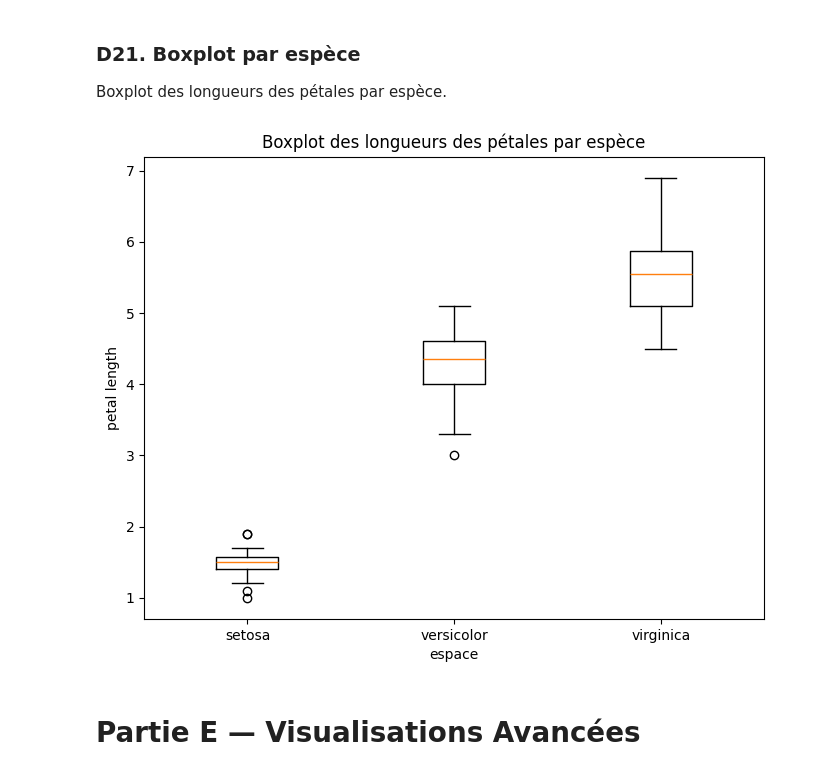
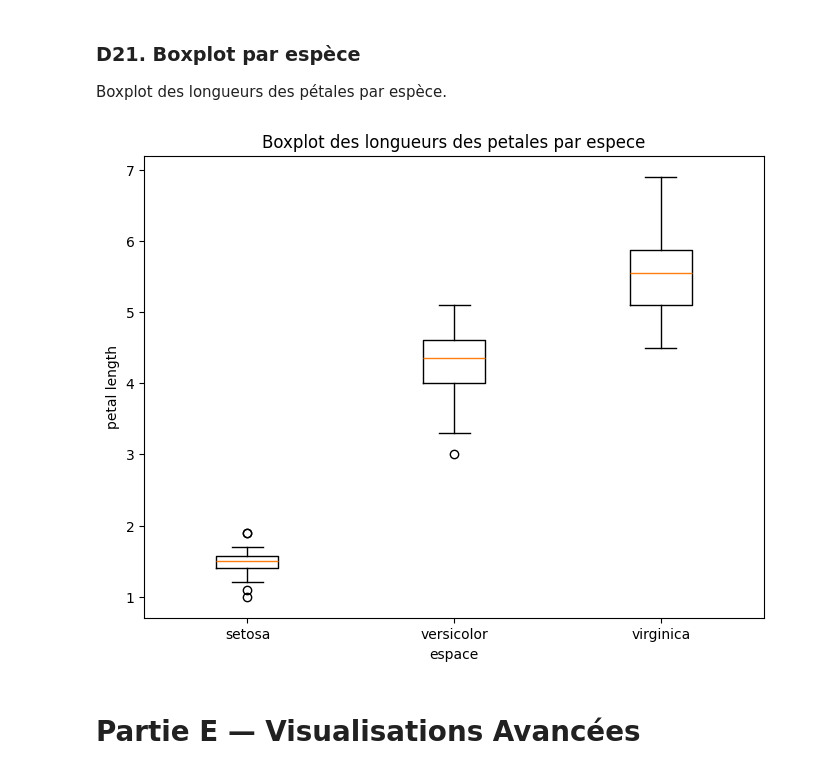
Before and after one commit to USMS-FPK-IA-GI-2025/controle-01-numpy-and-matplotlib-iris-Bouchask, a Jupyter notebook: notebooks/controle_numpy_matplotlib.ipynb, the cells around one changed output. Saved outputs shown, nothing was run; the diff lists cells and outputs as text; code cells hidden in the pictures.

```diff
--- a/notebooks/controle_numpy_matplotlib.ipynb
+++ b/notebooks/controle_numpy_matplotlib.ipynb
@@ -293,18 +287,17 @@ plt.show()
 ### D21. Boxplot par espèce
 Boxplot des longueurs des pétales par espèce.
 # %%
-# Votre code ici
-setosa  = X_clean_id[Y == "Iris-setosa" , 2]
-versicolor = X_clean_id[Y == "Iris-versicolor" , 2]
-virginica = X_clean_id[Y == "Iris-virginica" , 2 ]
-plt.figure(figsize=(8,6))
-plt.boxplot([setosa ,versicolor,virginica] ,labels=["setosa" ,"versicolor","virginica"])
-plt.title("Boxplot des longueurs des pétales par espèce")
-plt.ylabel("petal length")
-plt.xlabel("espace")
-plt.show()
+setosa  = X_clean_id[Y == "Iris-setosa" , 2] # Longueur des petales pour l'espece Setosa
+versicolor = X_clean_id[Y == "Iris-versicolor" , 2] # Longueur des petales pour l'espece Versicolor
+virginica = X_clean_id[Y == "Iris-virginica" , 2 ] # Longueur des petales pour l'espece Virginica
+plt.figure(figsize=(8,6)) # Cree une figure de taille specifiee
+plt.boxplot([setosa ,versicolor,virginica] ,labels=["setosa" ,"versicolor","virginica"]) # Cree un diagramme en boite par espece
+plt.title("Boxplot des longueurs des petales par espece") # Definit le titre
+plt.ylabel("petal length") # Etiquette de l'axe des y
+plt.xlabel("espace") # Etiquette de l'axe des x
+plt.show() # Affiche le graphique
 # %% [output]
-[figure, old version]
+[figure, new version]
 # %% [markdown]
 # Partie E — Visualisations Avancées
 # %% [markdown]
```
Also changed, not shown: parts of 34 cells of this notebook.
